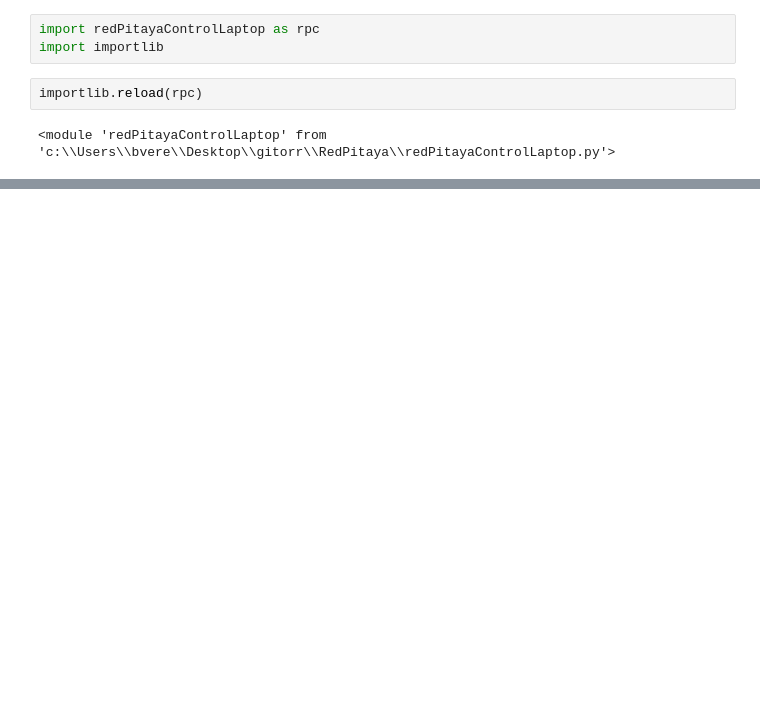
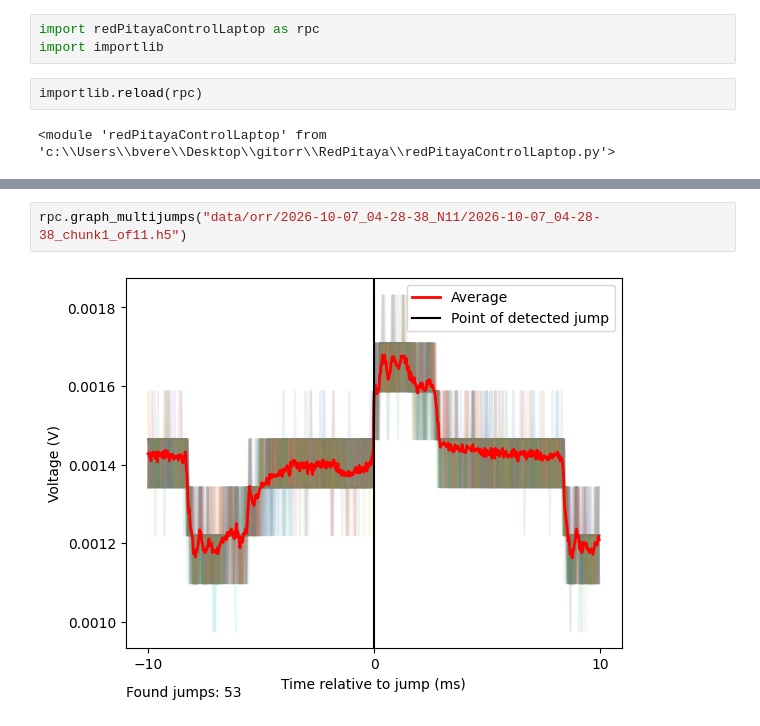
Before and after one commit to CosmiQuantum/RedPitaya, a Jupyter notebook: dataCheck.ipynb, the cells around one changed output, grey strips where cells are left out. Drawn from its saved outputs; the diff is of its cells as text; blank space fills up the shorter version.

```diff
--- a/dataCheck.ipynb
+++ b/dataCheck.ipynb
@@ -16,0 +16,4 @@ rpc.graph_multijumps("data/orr/2026-10-07_02-13-29_N2/2026-10-07_02-13-29_chunk1
+# %%
+rpc.graph_multijumps("data/orr/2026-10-07_04-28-38_N11/2026-10-07_04-28-38_chunk1_of11.h5")
+# %% [output]
+[figure, added]
```
Also changed, not shown: parts of 3 cells of this notebook.
